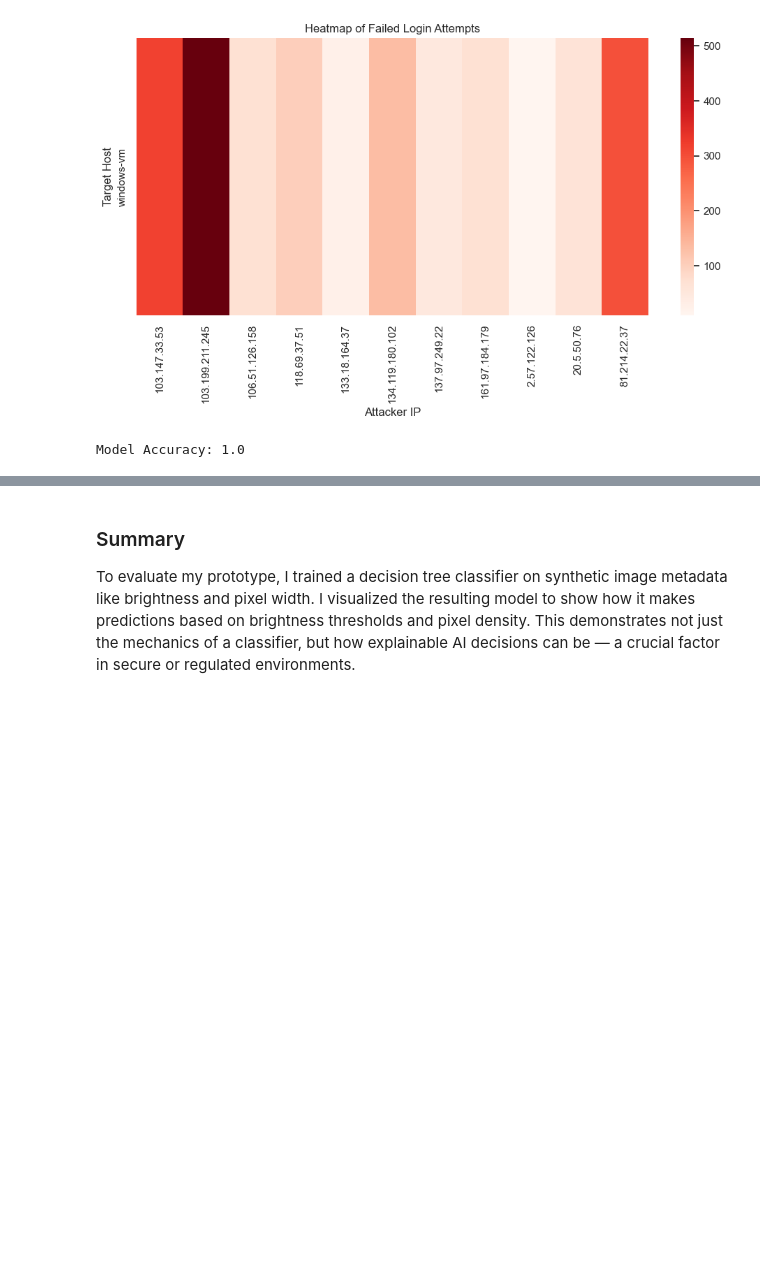
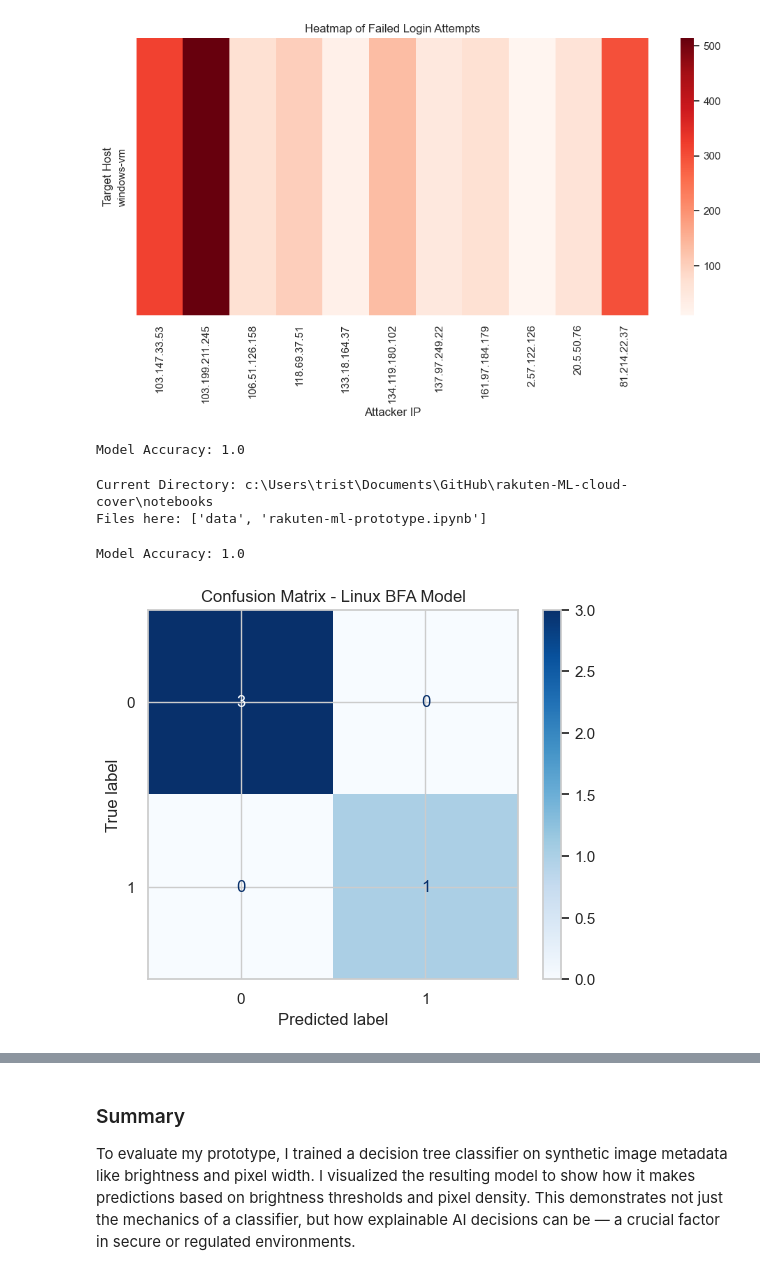
Before and after one commit to tristach/rakuten-ML-cloud-cover, a Jupyter notebook: notebooks/rakuten-ml-prototype.ipynb, the cells around one changed output, grey strips where cells are left out. Saved outputs shown, nothing was run; the diff lists cells and outputs as text; code cells hidden in the pictures; blank space fills up the shorter version.

```diff
--- a/notebooks/rakuten-ml-prototype.ipynb
+++ b/notebooks/rakuten-ml-prototype.ipynb
@@ -255,3 +255,41 @@ model.fit(X_train, y_train)
 print("Model Accuracy:", model.score(X_test, y_test))
 # %% [output]
 Model Accuracy: 1.0
+# %%
+#df = pd.read_csv("notebooks/data/query_data.csv")
+#df = pd.read_csv("./notebooks/data/query_data.csv")
+#df = pd.read_csv("Documents/GitHub/rakuten-ML-cloud-cover/notebooks/data/query_data.csv")
+import os
+print("Current Directory:", os.getcwd())
+print("Files here:", os.listdir())
+# %% [output]
+Current Directory: c:\Users\trist\Documents\GitHub\rakuten-ML-cloud-cover\notebooks
+Files here: ['data', 'rakuten-ml-prototype.ipynb']
+# %%
+X = df[['FailureCount']]     # Features
+y = df['Label']              # Labels
+
+X_train, X_test, y_train, y_test = train_test_split(X, y, test_size=0.3, random_state=42)
+model = DecisionTreeClassifier()
+model.fit(X_train, y_train)
+
+print("Model Accuracy:", model.score(X_test, y_test))
+# %% [output]
+Model Accuracy: 1.0
+# %%
+from sklearn.metrics import confusion_matrix, ConfusionMatrixDisplay
+import matplotlib.pyplot as plt
+
+# Make predictions
+y_pred = model.predict(X_test)
+
+# Generate confusion matrix
+cm = confusion_matrix(y_test, y_pred)
+
+# Display heatmap
+disp = ConfusionMatrixDisplay(confusion_matrix=cm)
+disp.plot(cmap='Blues')
+plt.title("Confusion Matrix - Linux BFA Model")
+plt.show()
+# %% [output]
+[figure, added]
```
Also changed, not shown: parts of 3 cells of this notebook, 1 other file.
